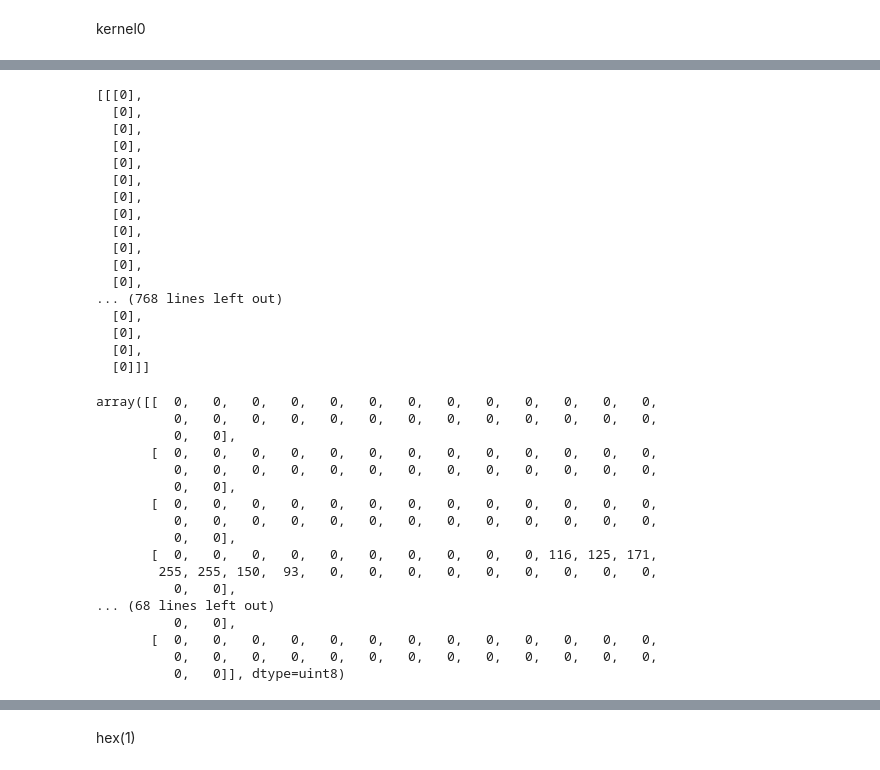
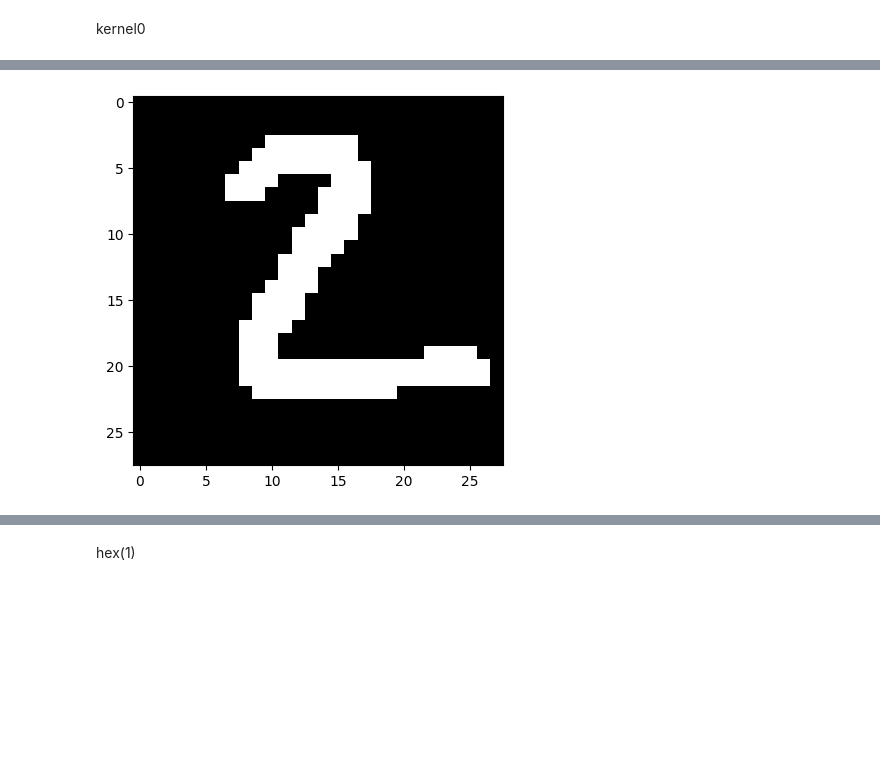
Before and after one commit to valmyr/ConvNetVerilog, a Jupyter notebook: Image.ipynb, the cells around one changed output, grey strips where cells are left out. Saved outputs shown, nothing was run; the diff lists cells and outputs as text; code cells hidden in the pictures; blank space fills up the shorter version.

```diff
--- a/Image.ipynb
+++ b/Image.ipynb
@@ -84,3 +36,6 @@ Requirement already satisfied: pip in ./.venv/lib64/python3.11/site-packages (25
+# %%
+nbits = 16
+point_fixed = 8
 # %%
 os.system("rm ./simulation/I.txt")
 # %% [output]
@@ -90,0 +49,18 @@ path = "mnist/data/t10k-images-idx3-ubyte"
+# %%
+def comp2int(val, nbits=nbits):
+    val=int(val,16)
+    if(val & 1 << nbits-1):
+        return (~val+1)%(1<<nbits)*(-1)
+    return val
+# %%
+def concat(n,nbits=nbits,fator=1):
+    return [comp2int(n,nbits)/fator]
+# %%
+def import_img(path_file,fator=1):
+    out2 = path_file
+    m2=[]
+    k2 = out2.readlines()
+    for i in k2:
+        m2.append(list(map(concat,i.split())))
+    plt.imshow(m2,cmap="gray")
+    return np.array(m2).copy()
@@ -495,43 +298,8 @@ plt.imshow(m2,cmap="gray")
-# %%
-m2
-# %% [output]
-[[[0],
-  [0],
-  [0],
-  [0],
-  [0],
-  [0],
-  [0],
-  [0],
-  [0],
-  [0],
-  [0],
-  [0],
-... (768 lines left out)
-  [0],
-  [0],
-  [0],
-  [0]]]
-# %%
-array
-# %% [output]
-array([[  0,   0,   0,   0,   0,   0,   0,   0,   0,   0,   0,   0,   0,
-          0,   0,   0,   0,   0,   0,   0,   0,   0,   0,   0,   0,   0,
-          0,   0],
-       [  0,   0,   0,   0,   0,   0,   0,   0,   0,   0,   0,   0,   0,
-          0,   0,   0,   0,   0,   0,   0,   0,   0,   0,   0,   0,   0,
-          0,   0],
-       [  0,   0,   0,   0,   0,   0,   0,   0,   0,   0,   0,   0,   0,
-          0,   0,   0,   0,   0,   0,   0,   0,   0,   0,   0,   0,   0,
-          0,   0],
-       [  0,   0,   0,   0,   0,   0,   0,   0,   0,   0, 116, 125, 171,
-        255, 255, 150,  93,   0,   0,   0,   0,   0,   0,   0,   0,   0,
-          0,   0],
-... (68 lines left out)
-          0,   0],
-       [  0,   0,   0,   0,   0,   0,   0,   0,   0,   0,   0,   0,   0,
-          0,   0,   0,   0,   0,   0,   0,   0,   0,   0,   0,   0,   0,
-          0,   0]], dtype=uint8)
+# %%
+out2 = open("./simulation/I.txt","r")
+import_img(path_file=out2);
+# %% [output]
+[figure, added]
 # %%
 plt.figure(figsize=(30,8))
 plt.subplot(1,3,1)
```
Also changed, not shown: parts of 67 cells of this notebook, 31 other files.
